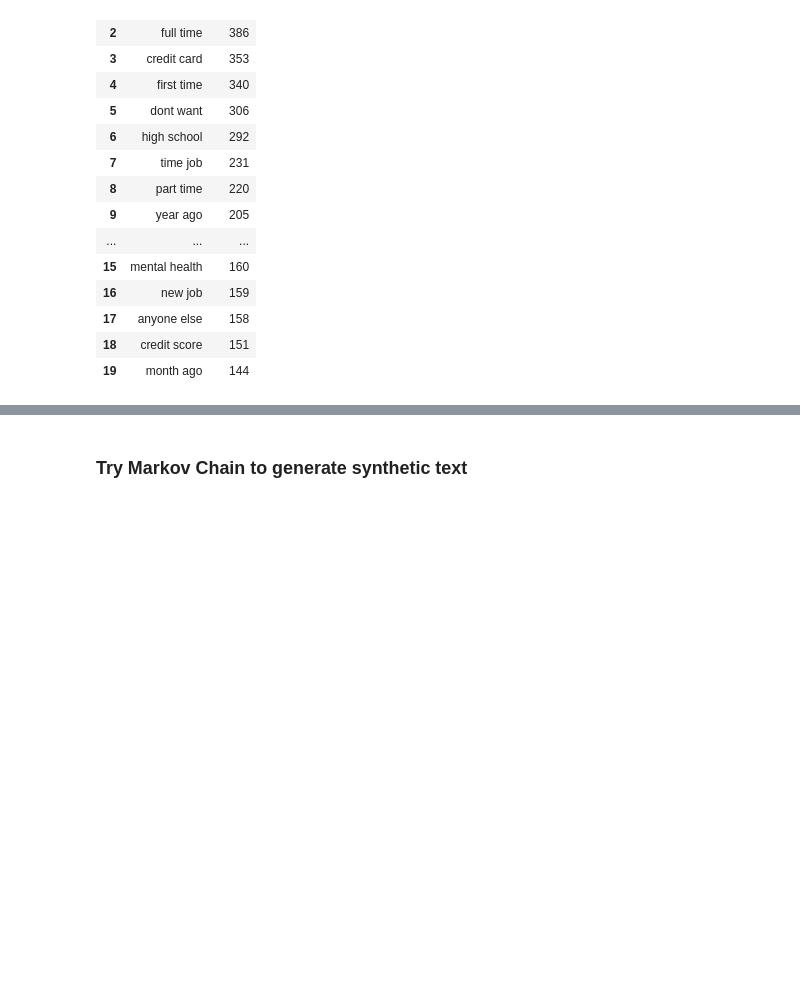
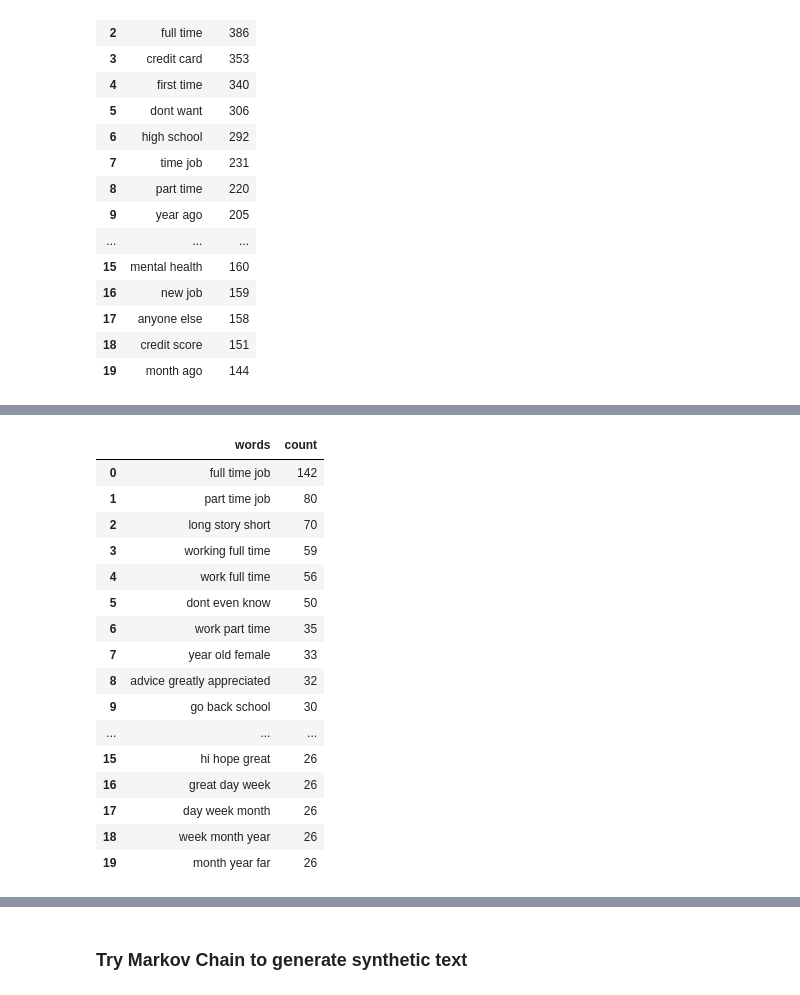
Before and after one commit to RyeInternational/Onomy, a Jupyter notebook: Reddit_Adult_freqcloud.ipynb, the cells around one changed output, grey strips where cells are left out. Drawn from its saved outputs; the diff is of its cells as text; code cells hidden in the pictures; blank space fills up the shorter version.

```diff
--- a/Reddit_Adult_freqcloud.ipynb
+++ b/Reddit_Adult_freqcloud.ipynb
@@ -340,0 +339,32 @@ plt.show()
+# %%
+from nltk.util import ngrams
+def count_3gram(text):
+    all_words = list(itertools.chain(*text.str.split()))
+    esBigrams = ngrams(all_words, 3)
+    counts = collections.Counter(esBigrams)
+    counts_df = pd.DataFrame(counts.most_common(100),
+                            columns=['words', 'count'])
+    dictionary3 = [' '.join(tup) for tup in counts_df.words]
+    counts_df.words=dictionary3
+
+    return counts_df
+counts_df3=count_3gram(df1['selftext'])
+counts_df3.head(20)
+# %% [output]
+|  | words | count |
+| 0 | full time job | 142 |
+| 1 | part time job | 80 |
+| 2 | long story short | 70 |
+| 3 | working full time | 59 |
+| 4 | work full time | 56 |
+| 5 | dont even know | 50 |
+| 6 | work part time | 35 |
+| 7 | year old female | 33 |
+| 8 | advice greatly appreciated | 32 |
+| 9 | go back school | 30 |
+| ... | ... | ... |
+| 15 | hi hope great | 26 |
+| 16 | great day week | 26 |
+| 17 | day week month | 26 |
+| 18 | week month year | 26 |
+| 19 | month year far | 26 |
```
Also changed, not shown: parts of 9 cells of this notebook.
